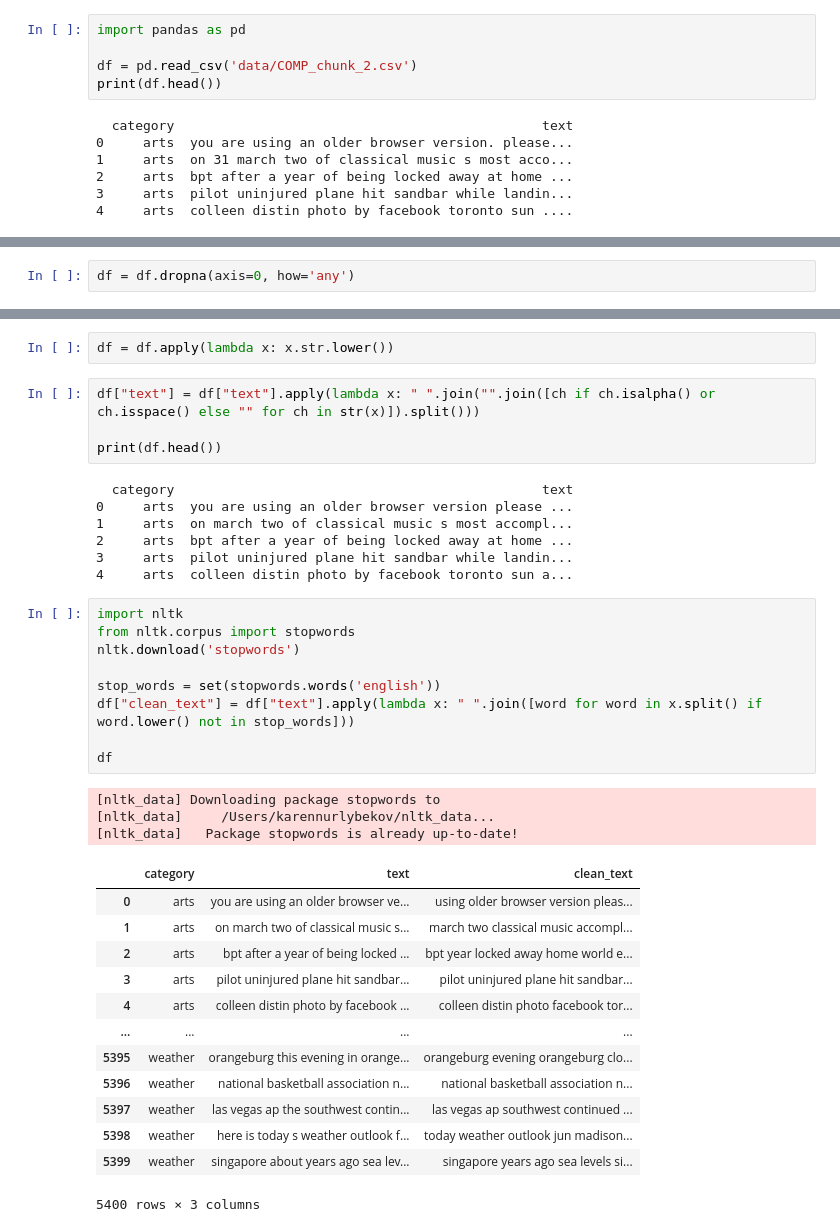
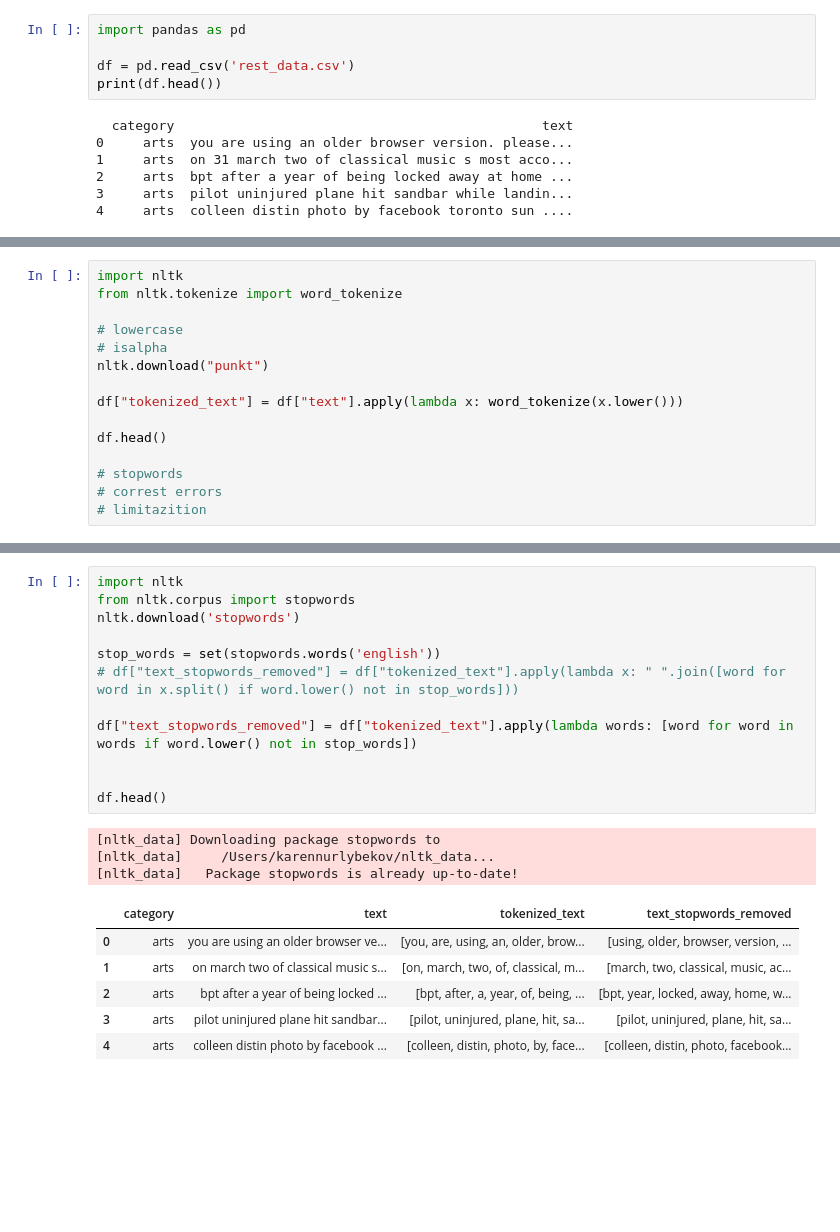
Before and after one commit to knurlybekov/nlptextcleaning, a Jupyter notebook: sample.ipynb, the cells around one changed output, grey strips where cells are left out. Saved outputs shown, nothing was run; the diff lists cells and outputs as text; blank space fills up the shorter version.

Commit message:
cleaned up a project, made csv for llm

```diff
--- a/sample.ipynb
+++ b/sample.ipynb
@@ -52,7 +12,7 @@ Note: you may need to restart the kernel to use updated packages.
 # %%
 import pandas as pd
 
-df = pd.read_csv('data/COMP_chunk_2.csv')
+df = pd.read_csv('rest_data.csv')
 print(df.head())
 # %% [output]
   category                                               text
@@ -71,2 +46,15 @@ array(['arts', 'crime', 'disaster', 'economy', 'education',
 # %%
-df = df.dropna(axis=0, how='any')
+import nltk
+from nltk.tokenize import word_tokenize
+
+# lowercase
+# isalpha
+nltk.download("punkt")
+
+df["tokenized_text"] = df["text"].apply(lambda x: word_tokenize(x.lower()))
+
+df.head()
+
+# stopwords
+# correst errors
+# limitazition
@@ -73,40 +71,23 @@ df = df.dropna(axis=0, how='any')
-# %%
-df = df.apply(lambda x: x.str.lower())
-# %%
-df["text"] = df["text"].apply(lambda x: " ".join("".join([ch if ch.isalpha() or ch.isspace() else "" for ch in str(x)]).split()))
-
-print(df.head())
-# %% [output]
-  category                                               text
-0     arts  you are using an older browser version please ...
-1     arts  on march two of classical music s most accompl...
-2     arts  bpt after a year of being locked away at home ...
-3     arts  pilot uninjured plane hit sandbar while landin...
-4     arts  colleen distin photo by facebook toronto sun a...
 # %%
 import nltk
 from nltk.corpus import stopwords
 nltk.download('stopwords')
 
 stop_words = set(stopwords.words('english'))
-df["clean_text"] = df["text"].apply(lambda x: " ".join([word for word in x.split() if word.lower() not in stop_words]))
+# df["text_stopwords_removed"] = df["tokenized_text"].apply(lambda x: " ".join([word for word in x.split() if word.lower() not in stop_words]))
 
-df
+df["text_stopwords_removed"] = df["tokenized_text"].apply(lambda words: [word for word in words if word.lower() not in stop_words])
+
+
+df.head()
 # %% [output]
 [nltk_data] Downloading package stopwords to
 [nltk_data]     /Users/karennurlybekov/nltk_data...
 [nltk_data]   Package stopwords is already up-to-date!
-|  | category | text | clean_text |
-| 0 | arts | you are using an older browser ve... | using older browser version pleas... |
-| 1 | arts | on march two of classical music s... | march two classical music accompl... |
-| 2 | arts | bpt after a year of being locked ... | bpt year locked away home world e... |
-| 3 | arts | pilot uninjured plane hit sandbar... | pilot uninjured plane hit sandbar... |
-| 4 | arts | colleen distin photo by facebook ... | colleen distin photo facebook tor... |
-| ... | ... | ... | ... |
-| 5395 | weather | orangeburg this evening in orange... | orangeburg evening orangeburg clo... |
-| 5396 | weather | national basketball association n... | national basketball association n... |
-| 5397 | weather | las vegas ap the southwest contin... | las vegas ap southwest continued ... |
-| 5398 | weather | here is today s weather outlook f... | today weather outlook jun madison... |
-| 5399 | weather | singapore about years ago sea lev... | singapore years ago sea levels si... |
+|  | category | text | tokenized_text | text_stopwords_removed |
+| 0 | arts | you are using an older browser ve... | [you, are, using, an, older, brow... | [using, older, browser, version, ... |
+| 1 | arts | on march two of classical music s... | [on, march, two, of, classical, m... | [march, two, classical, music, ac... |
+| 2 | arts | bpt after a year of being locked ... | [bpt, after, a, year, of, being, ... | [bpt, year, locked, away, home, w... |
+| 3 | arts | pilot uninjured plane hit sandbar... | [pilot, uninjured, plane, hit, sa... | [pilot, uninjured, plane, hit, sa... |
+| 4 | arts | colleen distin photo by facebook ... | [colleen, distin, photo, by, face... | [colleen, distin, photo, facebook... |
-5400 rows × 3 columns
 # %%
```
Also changed, not shown: parts of 11 cells of this notebook, 29 other files.
